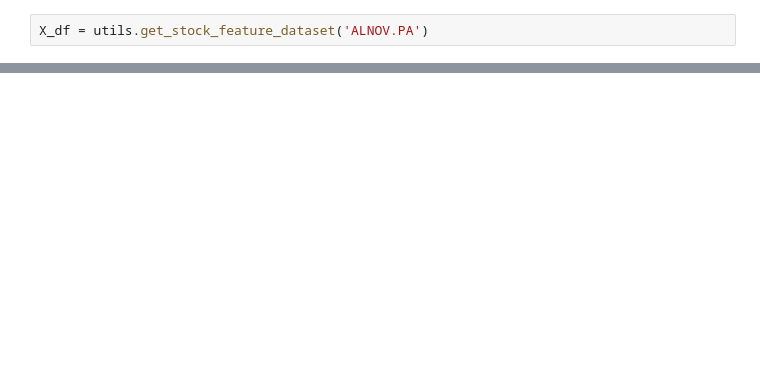
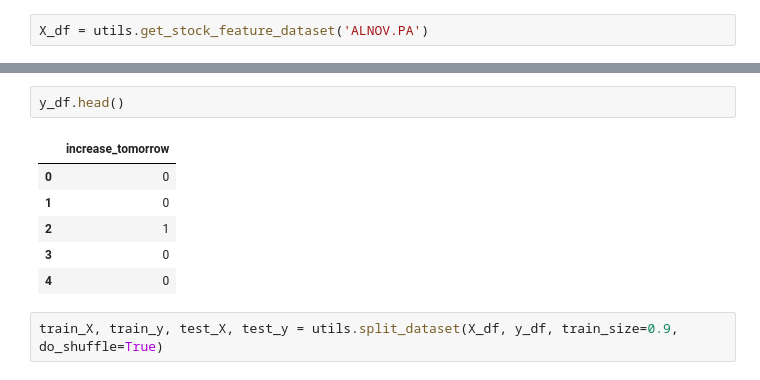
Before and after one commit to jgagnaire/autotrade, a Jupyter notebook: Stock Price Prediction IV - Classification.ipynb, the cells around one changed output, grey strips where cells are left out. Cells and saved outputs as stored; diff of their text form; blank space fills up the shorter version.

```diff
--- a/Stock Price Prediction IV - Classification.ipynb
+++ b/Stock Price Prediction IV - Classification.ipynb
@@ -85,0 +260,11 @@ Good!
+# %%
+y_df.head()
+# %% [output]
+|  | increase_tomorrow |
+| 0 | 0 |
+| 1 | 0 |
+| 2 | 1 |
+| 3 | 0 |
+| 4 | 0 |
+# %%
+train_X, train_y, test_X, test_y = utils.split_dataset(X_df, y_df, train_size=0.9, do_shuffle=True)
```
Also changed, not shown: parts of 47 cells of this notebook, 3 other files.
